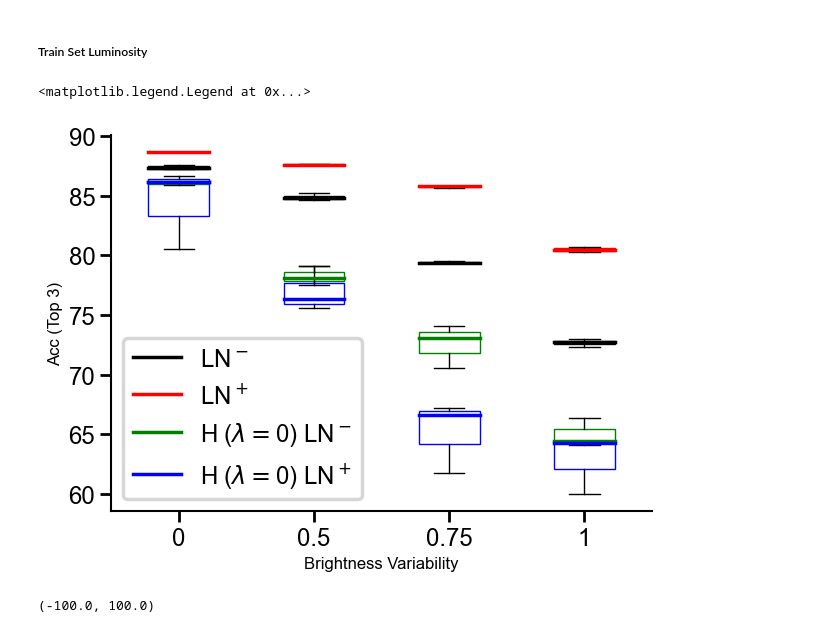
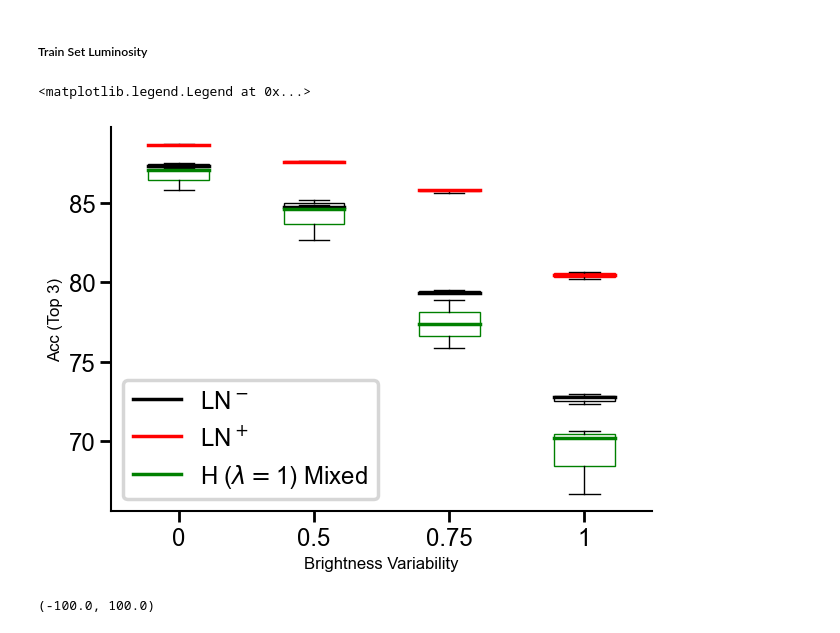
Before and after one commit to RoyHEyono/HomeostaticDANN, a Jupyter notebook: models/dense_mnist_task/notebooks/figures.ipynb, the cells around one changed output. Drawn from its saved outputs; the diff is of its cells as text; code cells hidden in the pictures.

```diff
--- a/models/dense_mnist_task/notebooks/figures.ipynb
+++ b/models/dense_mnist_task/notebooks/figures.ipynb
@@ -40,12 +40,12 @@ Projects:
 - Vanilla-DANN-Contrast
 - Homeo-DANN
 # %%
-def same_config(config1, config2):
+def same_config(config1, config2, keys=['normtype']):
     keys1 = set(config1.keys())
     keys2 = set(config2.keys())
     common_keys = keys1 & keys2
     for key in common_keys:
-        if key == 'normtype':
+        if key in keys:
             continue
         if config1[key] != config2[key]:
             return False
@@ -98,48 +98,56 @@ noln_acc = []
 ln_acc = []
 homeo_acc = []
 homeo_ln_acc = []
-lmbda=0
+homeo_inhib_acc = []
+lmbda=1
 
 for bf in brightness_factor:
 
     runs_nolayernorm_train = fetch_runs(api, entity='project_danns', project_name='Luminosity', filters={"config.dataset": "fashionmnist",
                                                                 "config.brightness_factor": bf, "config.homeostasis": False, "config.normtype": "ln_false",
                                                                 "config.use_testset": True}, order="-summary_metrics.test_acc")[:best_n_runs]
     runs_layernorm_train = fetch_runs(api, entity='project_danns', project_name='Luminosity', filters={"config.dataset": "fashionmnist",
                                                                 "config.brightness_factor": bf, "config.homeostasis": False, "config.normtype": "ln_true",
                                                                 "config.use_testset": True}, order="-summary_metrics.test_acc")[:best_n_runs]
-    runs_homeostasis_train = fetch_runs(api, entity='project_danns', project_name='Luminosity', filters={"config.dataset": "fashionmnist",
+    # runs_homeostasis_train = fetch_runs(api, entity='project_danns', project_name='Luminosity', filters={"config.dataset": "fashionmnist",
+    #                                                             "config.brightness_factor": bf, "config.homeostasis": 1, "config.normtype": "ln_false",
+    #                                                             "config.use_testset": True, "config.lambda_homeo": lmbda}, order="-summary_metrics.test_acc")[:best_n_runs]
+    # runs_homeostasis_ln_train = fetch_runs(api, entity='project_danns', project_name='Luminosity', filters={"config.dataset": "fashionmnist",
+    #                                                             "config.brightness_factor": bf, "config.homeostasis": 1, "config.normtype": "ln_true",
+    #                                                             "config.use_testset": True, "config.lambda_homeo": lmbda}, order="-summary_metrics.test_acc")[:best_n_runs]
+    runs_homeostasis_inhib_train = fetch_runs(api, entity='project_danns', project_name='Luminosity', filters={"config.dataset": "fashionmnist",
                                                                 "config.brightness_factor": bf, "config.homeostasis": 1, "config.normtype": "ln_false",
-                                                                "config.use_testset": True, "config.lambda_homeo": lmbda}, order="-summary_metrics.test_acc")[:best_n_runs]
-    runs_homeostasis_ln_train = fetch_runs(api, entity='project_danns', project_name='Luminosity', filters={"config.dataset": "fashionmnist",
-                                                                "config.brightness_factor": bf, "config.homeostasis": 1, "config.normtype": "ln_true",
-                                                                "config.use_testset": True, "config.lambda_homeo": lmbda}, order="-summary_metrics.test_acc")[:best_n_runs]
+                                                                "config.use_testset": True, "config.lambda_homeo": lmbda, "config.task_opt_inhib": 1}, order="-summary_metrics.test_acc")[:best_n_runs]
 
     noln_acc.append([run_noln.summary['test_acc'] for run_noln in runs_nolayernorm_train ])
     ln_acc.append([run_ln.summary['test_acc'] for run_ln in runs_layernorm_train])
-    homeo_acc.append([run_ln.summary['test_acc'] for run_ln in runs_homeostasis_train])
-    homeo_ln_acc.append([run_ln.summary['test_acc'] for run_ln in runs_homeostasis_ln_train])
+    # homeo_acc.append([run_ln.summary['test_acc'] for run_ln in runs_homeostasis_train])
+    # homeo_ln_acc.append([run_ln.summary['test_acc'] for run_ln in runs_homeostasis_ln_train])
+    homeo_inhib_acc.append([run_ln.summary['test_acc'] for run_ln in runs_homeostasis_inhib_train])
 
 bp1 = ax.boxplot(np.array(noln_acc).T, patch_artist=True, boxprops=dict(color='black', facecolor='none'), medianprops=dict(linestyle='-', linewidth=2.5, color='black'),
                          showbox=True, showfliers=False)
 bp2 = ax.boxplot(np.array(ln_acc).T, patch_artist=True, boxprops=dict(color='red', facecolor='none'), medianprops=dict(linestyle='-', linewidth=2.5, color='red'),
                          showfliers=False)
-bp3 = ax.boxplot(np.array(homeo_acc).T, patch_artist=True, boxprops=dict(color='green', facecolor='none'), medianprops=dict(linestyle='-', linewidth=2.5, color='green'),
-                        showfliers=False)
-bp4 = ax.boxplot(np.array(homeo_ln_acc).T, patch_artist=True, boxprops=dict(color='blue', facecolor='none'), medianprops=dict(linestyle='-', linewidth=2.5, color='blue'),
-                        showfliers=False)
+# bp3 = ax.boxplot(np.array(homeo_acc).T, patch_artist=True, boxprops=dict(color='green', facecolor='none'), medianprops=dict(linestyle='-', linewidth=2.5, color='green'),
+#                         showfliers=False)
+# bp4 = ax.boxplot(np.array(homeo_ln_acc).T, patch_artist=True, boxprops=dict(color='blue', facecolor='none'), medianprops=dict(linestyle='-', linewidth=2.5, color='blue'),
+#                         showfliers=False)
+bp5 = ax.boxplot(np.array(homeo_inhib_acc).T, patch_artist=True, boxprops=dict(color='green', facecolor='none'), medianprops=dict(linestyle='-', linewidth=2.5, color='green'),
+                         showfliers=False)
 # Create custom x-axis tick labels
 custom_xticks = ['0', '0.5', '0.75', '1']
 ax.set_xticks(np.arange(1, len(custom_xticks) + 1))
 ax.set_xticklabels(custom_xticks)
 
 ax.set_xlabel('Brightness Variability')
 ax.set_ylabel(f'Acc (Top {best_n_runs})')
-ax.legend([bp1["medians"][0], bp2["medians"][0], bp3["medians"][0], bp4["medians"][0]], ['LN$^-$', 'LN$^+$', f'H ($\lambda=${lmbda}) LN$^-$', f'H ($\lambda=${lmbda}) LN$^+$'], loc='lower left')
+# ax.legend([bp1["medians"][0], bp2["medians"][0], bp3["medians"][0], bp4["medians"][0]], ['LN$^-$', 'LN$^+$', f'H ($\lambda=${lmbda}) LN$^-$', f'H ($\lambda=${lmbda}) LN$^+$'], loc='lower left')
+ax.legend([bp1["medians"][0], bp2["medians"][0], bp5["medians"][0]], ['LN$^-$', 'LN$^+$', f'H ($\lambda=${lmbda}) Mixed'], loc='lower left')
 #ax.set_yscale('log')
 # %% [output]
 <matplotlib.legend.Legend at 0x...>
-[figure, old version]
+[figure, new version]
 # %%
 brightness_factor = [0, 0.25, 0.5, 0.75, 1]
 best_n_runs = 10
```
Also changed, not shown: parts of 3 cells of this notebook, 3 other files.
